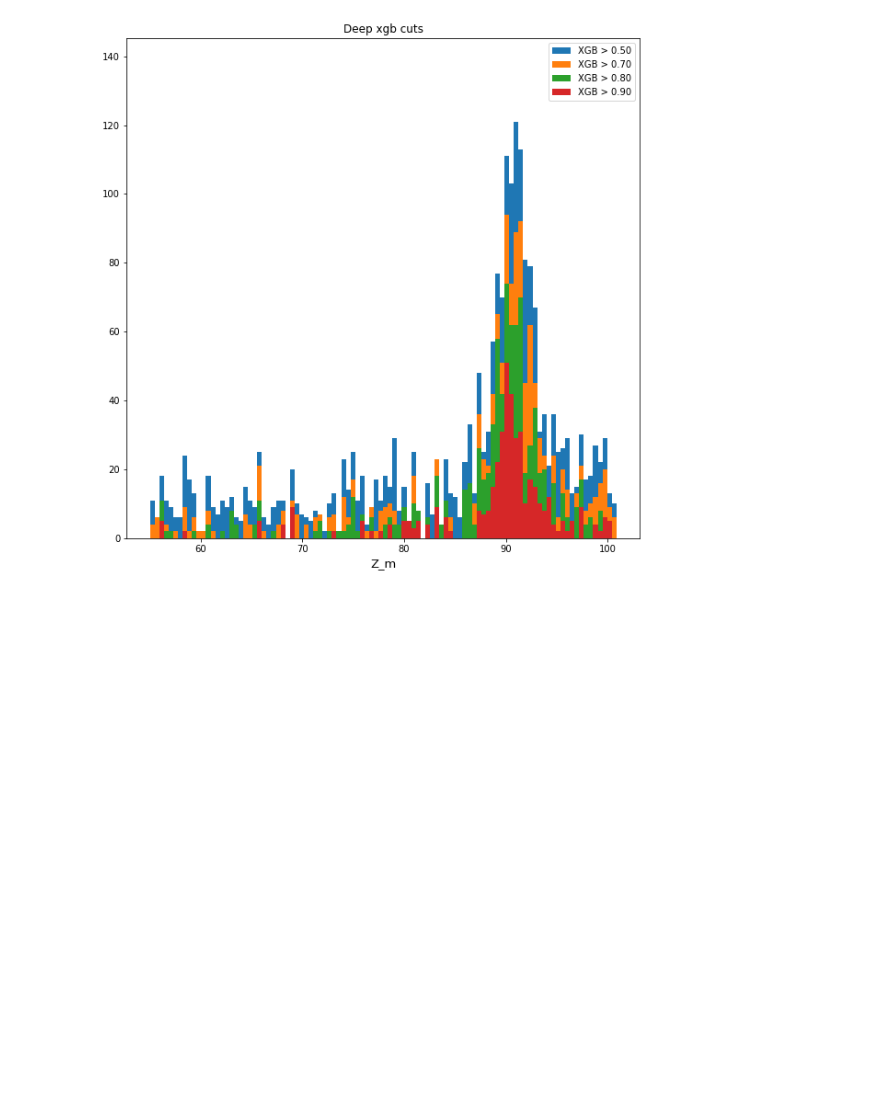
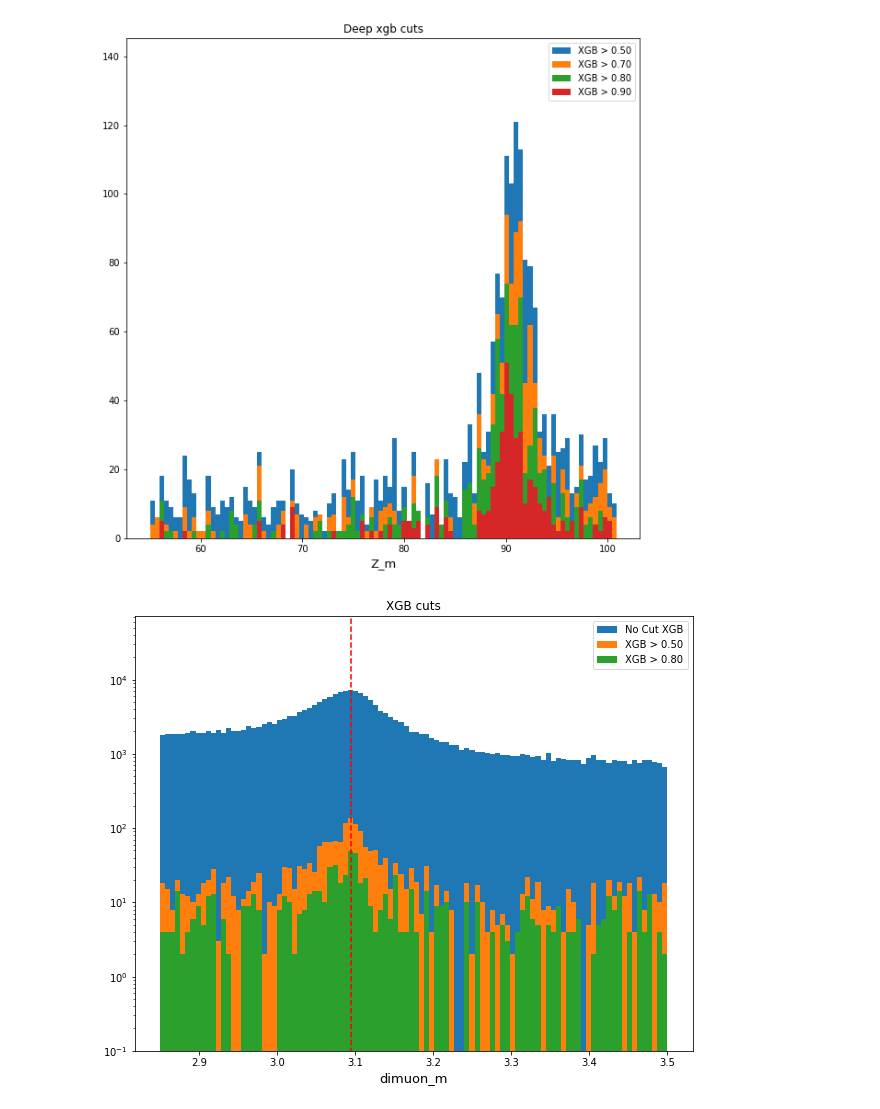
Before and after one commit to betoval/xgb-signal-bkgnd-classif, a Jupyter notebook: xgb_gabriel_data.ipynb, the cells around one changed output. Cells and saved outputs as stored; diff of their text form; code cells hidden in the pictures; blank space fills up the shorter version.

Commit message:
added z_m, dimuon_m plots

```diff
--- a/xgb_gabriel_data.ipynb
+++ b/xgb_gabriel_data.ipynb
@@ -295,3 +295,17 @@ plt.legend()
 plt.show()
 # %% [output]
 [figure]
+# %%
+plt.figure(figsize=(10,8))
+plt.title('XGB cuts')
+m = plt.hist(test_data.dimuon_m, range=(2.85,3.5), bins=100, label='No Cut XGB')
+plt.hist(XGB_50.dimuon_m, range=(2.85,3.5), bins=100, label='XGB > 0.50')
+plt.hist(XGB_80.dimuon_m, range=(2.85,3.5), bins=100, label='XGB > 0.80')
+plt.plot([3.095, 3.095],[0, max(m[0])*13], color='r', ls='--')
+plt.yscale('log')
+plt.ylim(0.1, max(m[0])*10)
+plt.xlabel(r'dimuon_m', fontsize=13)
+plt.legend()
+plt.show()
+# %% [output]
+[figure, added]
```
Also changed, not shown: parts of 2 cells of this notebook.
